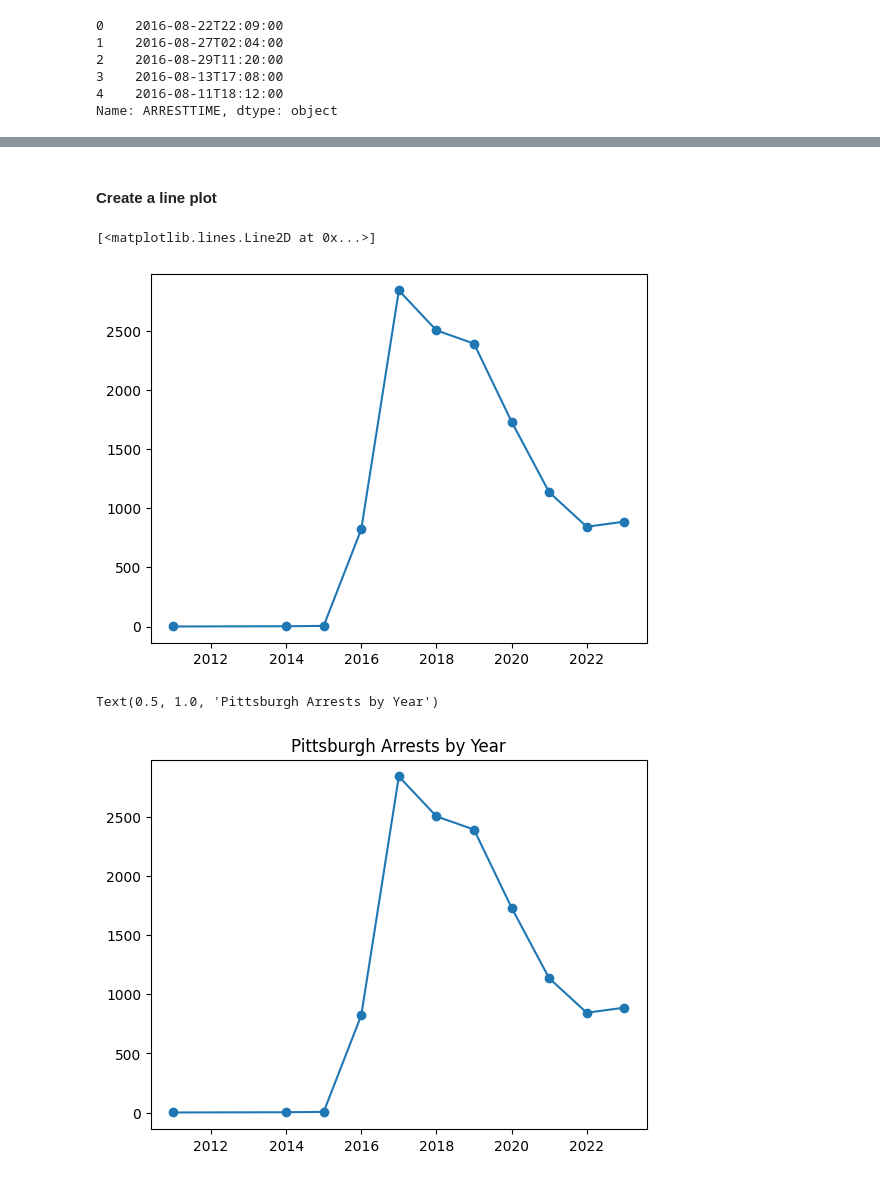
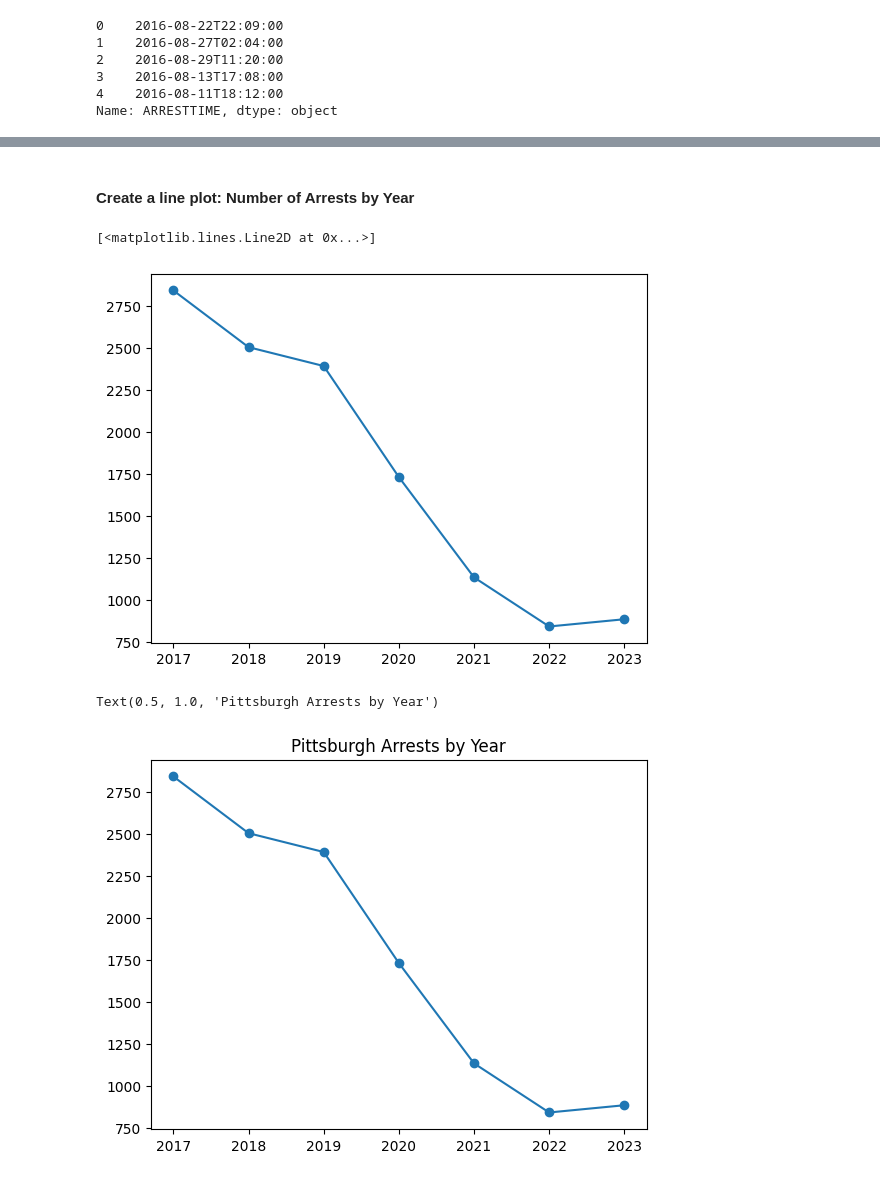
Before and after one commit to trailmarkerlib/policeProjectPythonWorkshop, a Jupyter notebook: python_workshop_2024_02_05.ipynb, the cells around one changed output, grey strips where cells are left out. Drawn from its saved outputs; the diff is of its cells as text; code cells hidden in the pictures.

```diff
--- a/python_workshop_2024_02_05.ipynb
+++ b/python_workshop_2024_02_05.ipynb
@@ -64,5 +71,6 @@ df.tail()
 # %%
-df_summ_by_year = df.groupby('ARRESTYEAR').\
+summ_by_year_df = df.loc[(df['ARRESTYEAR'] >= 2017) & (df['ARRESTYEAR'] <= 2023)].\
+            groupby('ARRESTYEAR').\
             aggregate(arrest_count=('PK', 'count')).\
             reset_index().\
             copy()
@@ -84,14 +88,14 @@ df_summ_by_year
 # %% [markdown]
-#### Create a line plot
+#### Create a line plot: Number of Arrests by Year
 # %%
-plt.plot(df_summ_by_year['ARRESTYEAR'], df_summ_by_year['arrest_count'], marker='o', linestyle='solid')
+plt.plot(summ_by_year_df['ARRESTYEAR'], summ_by_year_df['arrest_count'], marker='o', linestyle='solid')
 # %% [output]
 [<matplotlib.lines.Line2D at 0x...>]
-[figure, old version]
+[figure, new version]
 # %%
-plt.plot(df_summ_by_year['ARRESTYEAR'], df_summ_by_year['arrest_count'], marker='o', linestyle='solid')
+plt.plot(summ_by_year_df['ARRESTYEAR'], summ_by_year_df['arrest_count'], marker='o', linestyle='solid')
 plt.title('Pittsburgh Arrests by Year')
 # %% [output]
 Text(0.5, 1.0, 'Pittsburgh Arrests by Year')
-[figure, old version]
+[figure, new version]
 # %%
```
Also changed, not shown: parts of 34 cells of this notebook.
